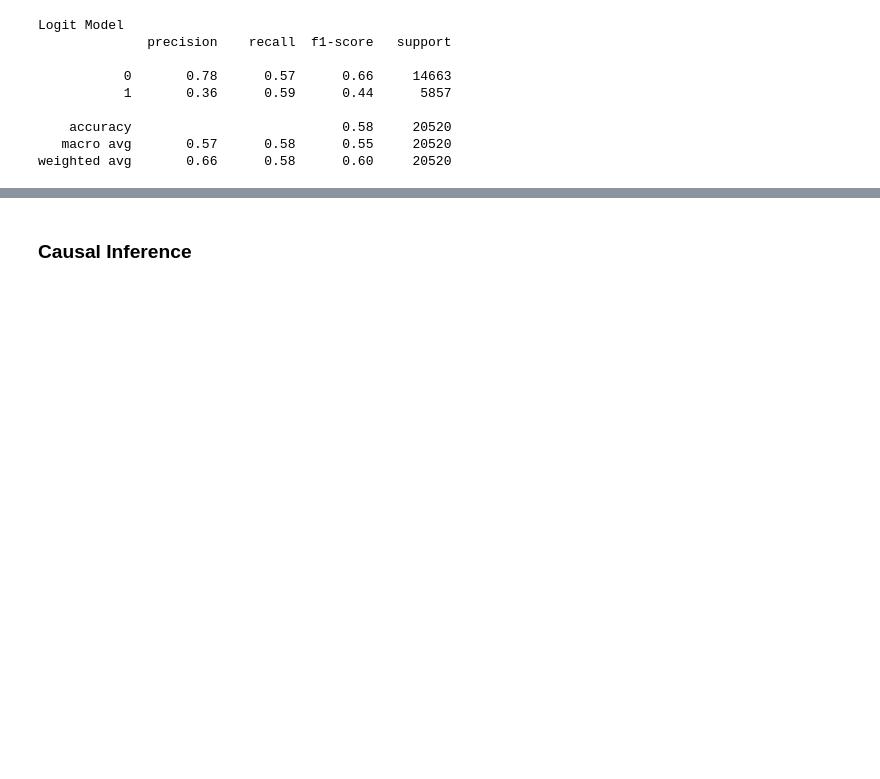
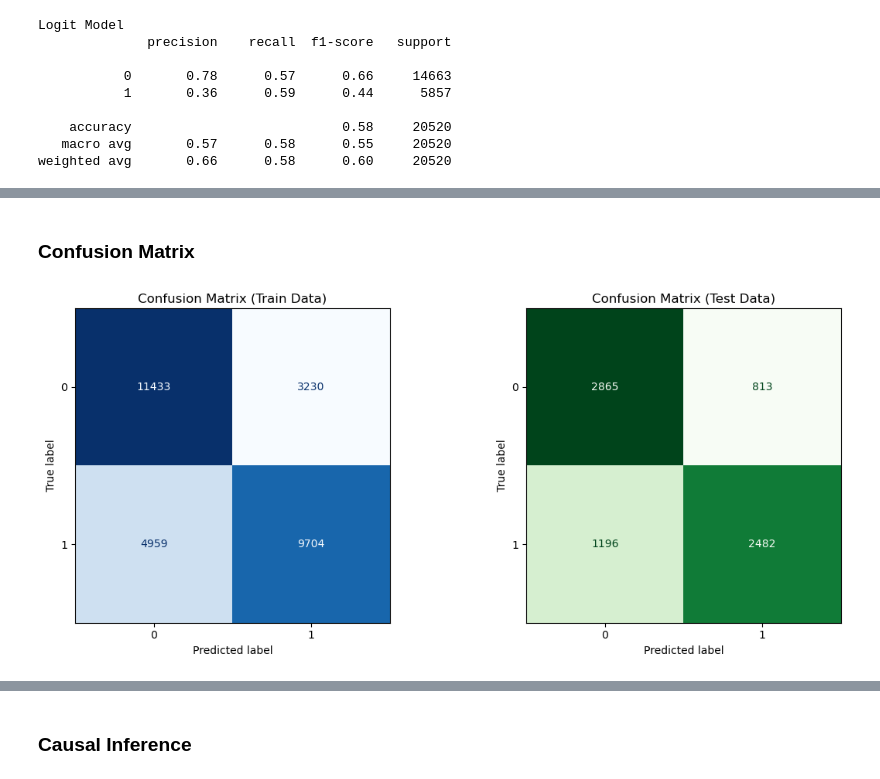
Before and after one commit to kayleeisokay/cs109a_final_project, a Jupyter notebook: MS4.ipynb, the cells around one changed output, grey strips where cells are left out. Cells and saved outputs as stored; diff of their text form; code cells hidden in the pictures; blank space fills up the shorter version.

Commit message:
#logitic regression update

```diff
--- a/MS4.ipynb
+++ b/MS4.ipynb
@@ -711,0 +749,6 @@ plt.show()
+# %%
+# Standardisation of all numeric variables was performed.
+
+standard_scaler = StandardScaler()
+standard_scaler.fit(xtrain_postSMOTE_df.set_index('customer_id'))
+X_train_scaled = standard_scaler.transform(xtrain_postSMOTE_df.set_index('customer_id'))
@@ -711,0 +780,12 @@ plt.show()
+# %%
+# classification report using train data
+y_train_pred_best_model = logit_model_improved.predict(X_train_scaled)
+print("Classification Report on Training Data:")
+print(classification_report(ytrain_postSMOTE, y_train_pred_best_model))
+
+
+# classification report using test data
+X_test_scaled = standard_scaler.transform(xtest_postSMOTE_df.set_index('customer_id'))
+y_test_pred_best_model = logit_model_improved.predict(X_test_scaled)
+print("Classification Report on Test Data:")
+print(classification_report(ytest_postSMOTE, y_test_pred_best_model))
@@ -711,0 +818,23 @@ plt.show()
+# %% [markdown]
+### Confusion Matrix
+# %%
+# CM Train data
+cm_train = confusion_matrix(ytrain_postSMOTE, y_train_pred_best_model)
+disp_train = ConfusionMatrixDisplay(confusion_matrix=cm_train, display_labels=logit_model_improved.classes_)
+
+#  CM Test Data
+cm_test = confusion_matrix(ytest_postSMOTE, y_test_pred_best_model)
+disp_test = ConfusionMatrixDisplay(confusion_matrix=cm_test, display_labels=logit_model_improved.classes_)
+
+
+fig, axes = plt.subplots(1, 2, figsize=(12, 5))
+
+
+disp_train.plot(ax=axes[0], cmap='Blues', colorbar=False)
+axes[0].set_title('Confusion Matrix (Train Data)')
+
+disp_test.plot(ax=axes[1], cmap='Greens', colorbar=False)
+axes[1].set_title('Confusion Matrix (Test Data)')
+plt.tight_layout()
+# %% [output]
+[figure, added]
```
Also changed, not shown: parts of 29 cells of this notebook.
